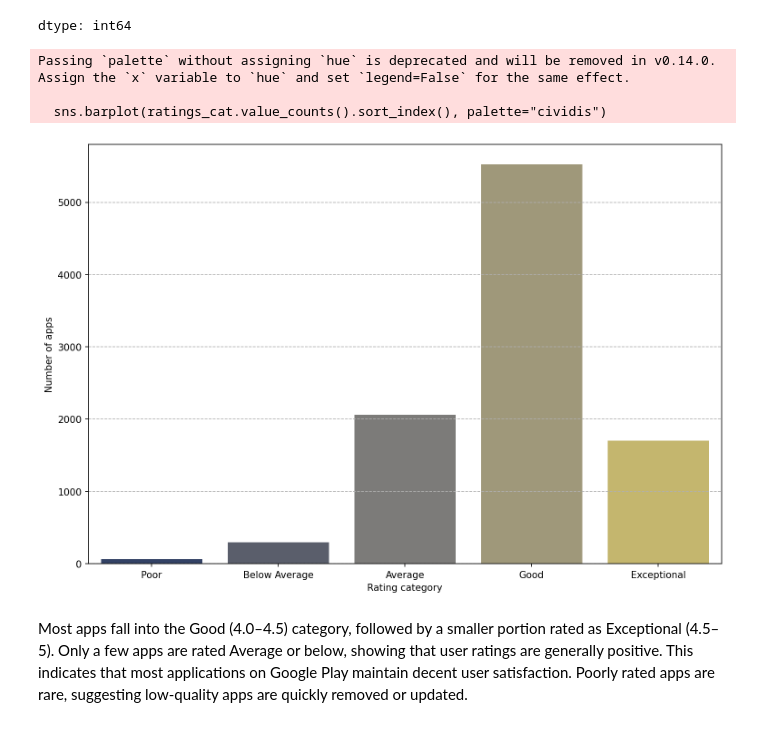
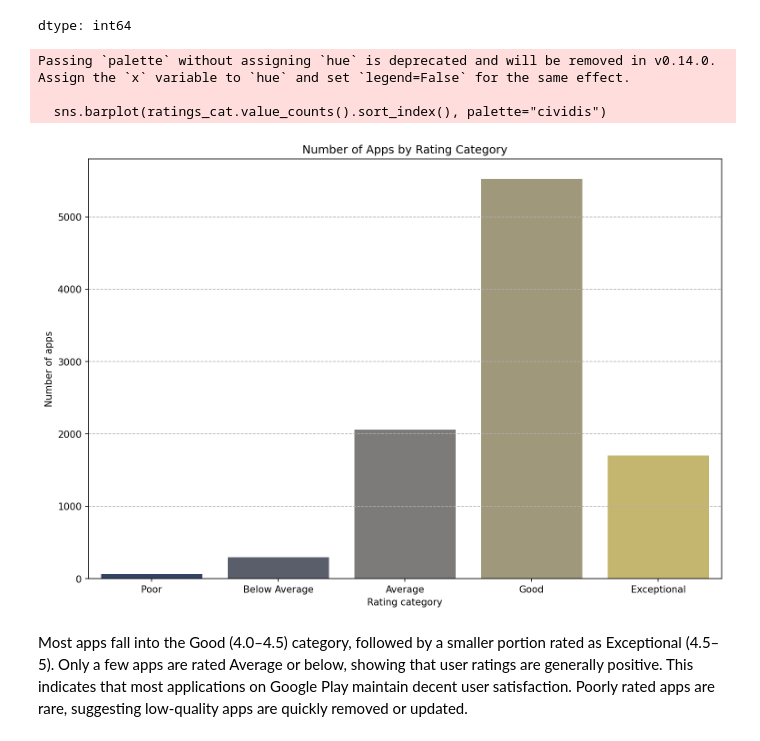
Before and after one commit to emredemirbas/google-playstore-eda, a Jupyter notebook: google_play_store_eda.ipynb, the cells around one changed output. Cells and saved outputs as stored; diff of their text form; code cells hidden in the pictures.

```diff
--- a/google_play_store_eda.ipynb
+++ b/google_play_store_eda.ipynb
@@ -964,14 +998,15 @@ dtype: int64
 # %%
 plt.figure(figsize=(12,8), dpi=150)
 sns.barplot(ratings_cat.value_counts().sort_index(), palette="cividis")
+plt.title("Number of Apps by Rating Category")
 plt.xlabel("Rating category")
 plt.ylabel("Number of apps")
 plt.grid(axis="y", ls="--")
 # %% [output]
 Passing `palette` without assigning `hue` is deprecated and will be removed in v0.14.0. Assign the `x` variable to `hue` and set `legend=False` for the same effect.
 
   sns.barplot(ratings_cat.value_counts().sort_index(), palette="cividis")
-[figure, old version]
+[figure, new version]
 # %% [markdown]
 Most apps fall into the Good (4.0–4.5) category, followed by a smaller portion rated as Exceptional (4.5–5). Only a few apps are rated Average or below, showing that user ratings are generally positive. This indicates that most applications on Google Play maintain decent user satisfaction. Poorly rated apps are rare, suggesting low-quality apps are quickly removed or updated.
 # %% [markdown]
```
Also changed, not shown: parts of 15 cells of this notebook.
